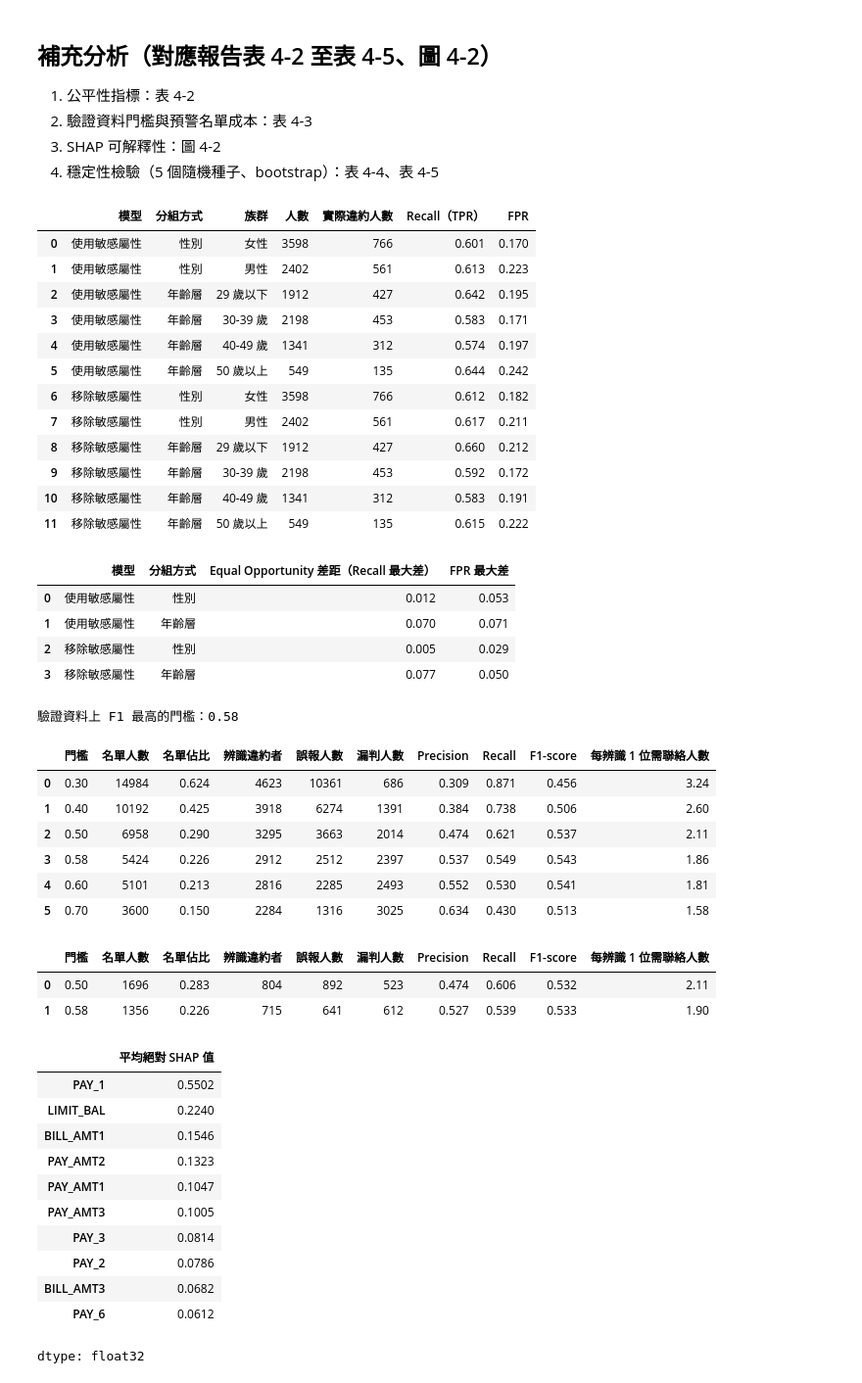
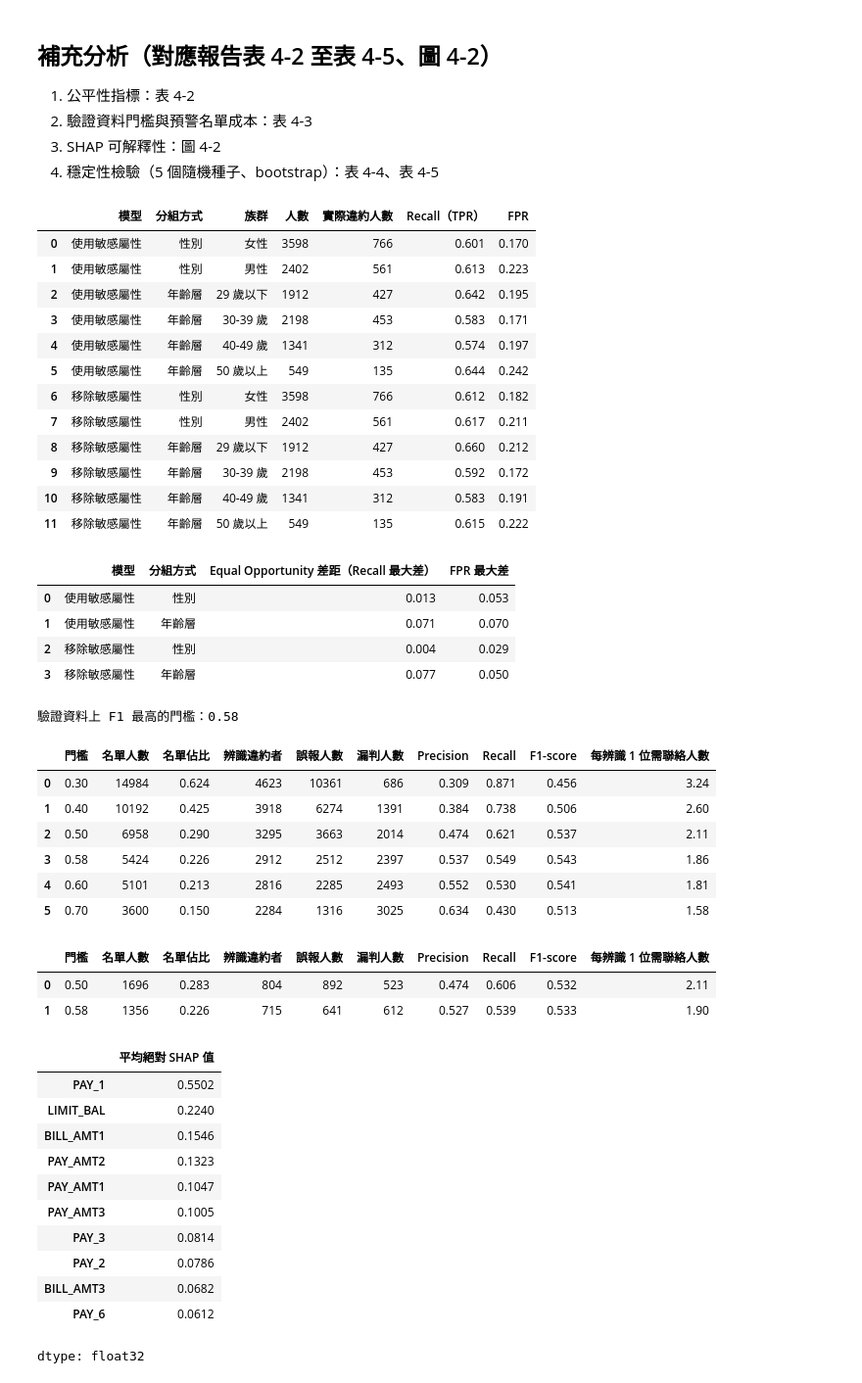
Before and after one commit to B11356025/credit-card-default-warning, a Jupyter notebook: AI期中_信用卡違約預警_可行性測試.ipynb, the cells around one changed output. Shown at 98% size. Saved outputs shown, nothing was run; the diff lists cells and outputs as text; code cells hidden in the pictures.

```diff
--- a/AI期中_信用卡違約預警_可行性測試.ipynb
+++ b/AI期中_信用卡違約預警_可行性測試.ipynb
@@ -606,7 +606,7 @@ summary_lines = [
     f"RQ1：移除敏感屬性後 AUC 由 {fs.loc['使用敏感屬性','測試集 AUC']} 變為 {fs.loc['移除敏感屬性','測試集 AUC']}",
     f"RQ2：邏輯迴歸 AUC 由 {rq2.iloc[0]['測試集 AUC']}（原始）提升到 {rq2.iloc[1]['測試集 AUC']}（加衍生特徵），XGBoost 為 {rq2.iloc[2]['測試集 AUC']}",
     f"RQ3：提早 1 個月 CV AUC {rq3_time.iloc[0]['CV AUC 平均']}，提早 2 個月 {rq3_time.iloc[1]['CV AUC 平均']}，提早 5 個月 {rq3_time.iloc[4]['CV AUC 平均']}",
-    f"RQ3：聯絡前 20% 高風險客戶，涵蓋 {top20['涵蓋違約人數比例']:.1%} 的違約者、{top20['涵蓋違約帳單金額比例']:.1%} 的違約帳單金額",
+    f"RQ3：選取風險排序前 20% 的持卡人，涵蓋 {top20['涵蓋違約人數比例']:.1%} 的實際違約者、{top20['涵蓋違約帳單金額比例']:.1%} 的實際違約者帳單金額",
 ]
 with open("results/summary.txt", "w", encoding="utf-8") as f:
     f.write("\n".join(summary_lines))
@@ -682,8 +672,8 @@ def group_fairness(y_true, pred, groups):
     for g, idx in groups.groupby(groups, observed=True).groups.items():
         yt, yp = y_true.loc[idx], pred.loc[idx]
         pos, neg = int((yt == 1).sum()), int((yt == 0).sum())
-        rows.append([g, len(yt), pos, round(((yp == 1) & (yt == 1)).sum() / pos, 3),
-                     round(((yp == 1) & (yt == 0)).sum() / neg, 3)])
+        rows.append([g, len(yt), pos, ((yp == 1) & (yt == 1)).sum() / pos,
+              ((yp == 1) & (yt == 0)).sum() / neg])
     return pd.DataFrame(rows, columns=["族群", "人數", "實際違約人數", "Recall（TPR）", "FPR"])
 
 fair_groups = {"性別": test["SEX"].map(sex_map), "年齡層": test["AGE_GROUP"].astype(str)}
@@ -699,6 +689,7 @@ for use_s in [True, False]:
         summary.append([label, gname, round(t["Recall（TPR）"].max() - t["Recall（TPR）"].min(), 3),
                         round(t["FPR"].max() - t["FPR"].min(), 3)])
 fair_metric_detail = pd.concat(detail, ignore_index=True)
+fair_metric_detail = fair_metric_detail.round(3)  # 差距已用完整精度算完，輸出表格時才取到小數三位
 fair_metric_summary = pd.DataFrame(summary, columns=["模型", "分組方式", "Equal Opportunity 差距（Recall 最大差）", "FPR 最大差"])
 fair_metric_detail.to_csv("results/fairness_metrics_by_group.csv", index=False, encoding="utf-8-sig")
 fair_metric_summary.to_csv("results/fairness_metrics_summary.csv", index=False, encoding="utf-8-sig")
@@ -849,36 +840,36 @@ for _ in range(B):
     i = rng.integers(0, len(yv), len(yv))
     boot.append([roc_auc_score(yv[i], p_use[i]) - roc_auc_score(yv[i], p_rm[i]),
                  eo_np(i, p_rm, sexv) - eo_np(i, p_use, sexv),
                  eo_np(i, p_rm, agev) - eo_np(i, p_use, agev),
                  roc_auc_score(yv[i], p_use[i]) - roc_auc_score(yv[i], p_lrfe[i])])
 boot = np.array(boot); allidx = np.arange(len(yv))
 point = [roc_auc_score(yv, p_use) - roc_auc_score(yv, p_rm), eo_np(allidx, p_rm, sexv) - eo_np(allidx, p_use, sexv),
          eo_np(allidx, p_rm, agev) - eo_np(allidx, p_use, agev), roc_auc_score(yv, p_use) - roc_auc_score(yv, p_lrfe)]
 lo, hi = np.percentile(boot, 2.5, axis=0), np.percentile(boot, 97.5, axis=0)
 boot_df = pd.DataFrame({"比較項目": ["RQ1：AUC（使用 − 移除敏感屬性）", "RQ1：性別 EO 差距（移除 − 使用）",
                                      "RQ1：年齡層 EO 差距（移除 − 使用）", "RQ2：AUC（XGBoost − 邏輯迴歸加衍生特徵）"],
                         "差異": np.round(point, 4), "95% CI 下限": np.round(lo, 4), "95% CI 上限": np.round(hi, 4),
                         "是否包含 0": np.where((lo <= 0) & (hi >= 0), "是", "否")})  # 用未四捨五入的數值判斷
 boot_df.to_csv("results/bootstrap_ci.csv", index=False, encoding="utf-8-sig")
 display(boot_df)
 # %% [output]
 |  | 模型 | 分組方式 | 族群 | 人數 | 實際違約人數 | Recall（TPR） | FPR |
 | 0 | 使用敏感屬性 | 性別 | 女性 | 3598 | 766 | 0.601 | 0.170 |
 | 1 | 使用敏感屬性 | 性別 | 男性 | 2402 | 561 | 0.613 | 0.223 |
 | 2 | 使用敏感屬性 | 年齡層 | 29 歲以下 | 1912 | 427 | 0.642 | 0.195 |
 | 3 | 使用敏感屬性 | 年齡層 | 30-39 歲 | 2198 | 453 | 0.583 | 0.171 |
 | 4 | 使用敏感屬性 | 年齡層 | 40-49 歲 | 1341 | 312 | 0.574 | 0.197 |
 | 5 | 使用敏感屬性 | 年齡層 | 50 歲以上 | 549 | 135 | 0.644 | 0.242 |
 | 6 | 移除敏感屬性 | 性別 | 女性 | 3598 | 766 | 0.612 | 0.182 |
 | 7 | 移除敏感屬性 | 性別 | 男性 | 2402 | 561 | 0.617 | 0.211 |
 | 8 | 移除敏感屬性 | 年齡層 | 29 歲以下 | 1912 | 427 | 0.660 | 0.212 |
 | 9 | 移除敏感屬性 | 年齡層 | 30-39 歲 | 2198 | 453 | 0.592 | 0.172 |
 | 10 | 移除敏感屬性 | 年齡層 | 40-49 歲 | 1341 | 312 | 0.583 | 0.191 |
 | 11 | 移除敏感屬性 | 年齡層 | 50 歲以上 | 549 | 135 | 0.615 | 0.222 |
 |  | 模型 | 分組方式 | Equal Opportunity 差距（Recall 最大差） | FPR 最大差 |
-| 0 | 使用敏感屬性 | 性別 | 0.012 | 0.053 |
-| 1 | 使用敏感屬性 | 年齡層 | 0.070 | 0.071 |
-| 2 | 移除敏感屬性 | 性別 | 0.005 | 0.029 |
+| 0 | 使用敏感屬性 | 性別 | 0.013 | 0.053 |
+| 1 | 使用敏感屬性 | 年齡層 | 0.071 | 0.070 |
+| 2 | 移除敏感屬性 | 性別 | 0.004 | 0.029 |
 | 3 | 移除敏感屬性 | 年齡層 | 0.077 | 0.050 |
 驗證資料上 F1 最高的門檻：0.58
 |  | 門檻 | 名單人數 | 名單佔比 | 辨識違約者 | 誤報人數 | 漏判人數 | Precision | Recall | F1-score | 每辨識 1 位需聯絡人數 |
```
Also changed, not shown: parts of 5 cells of this notebook, 4 other files.
